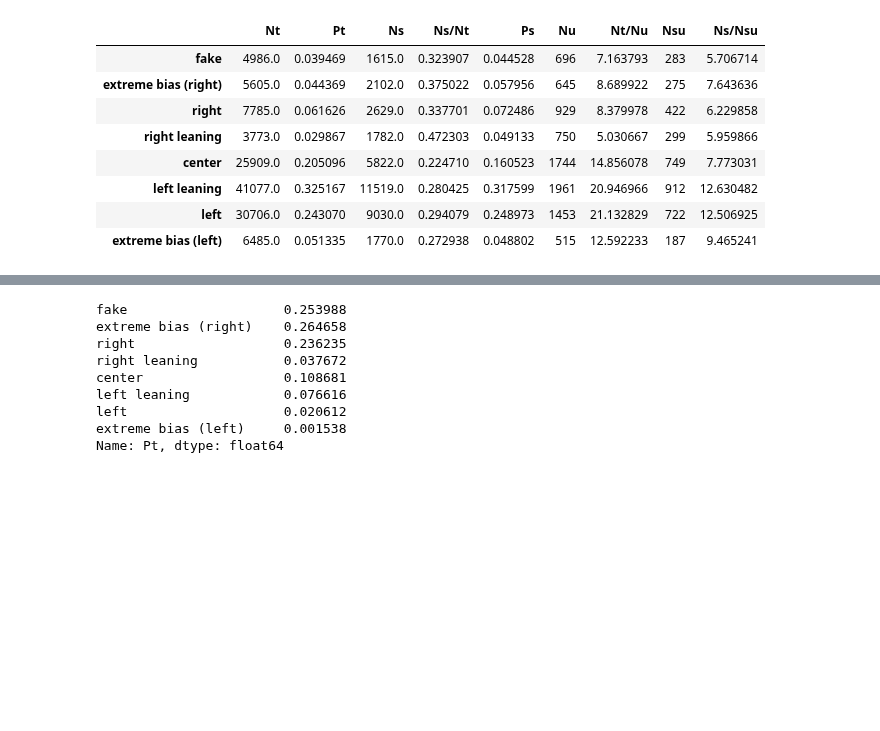
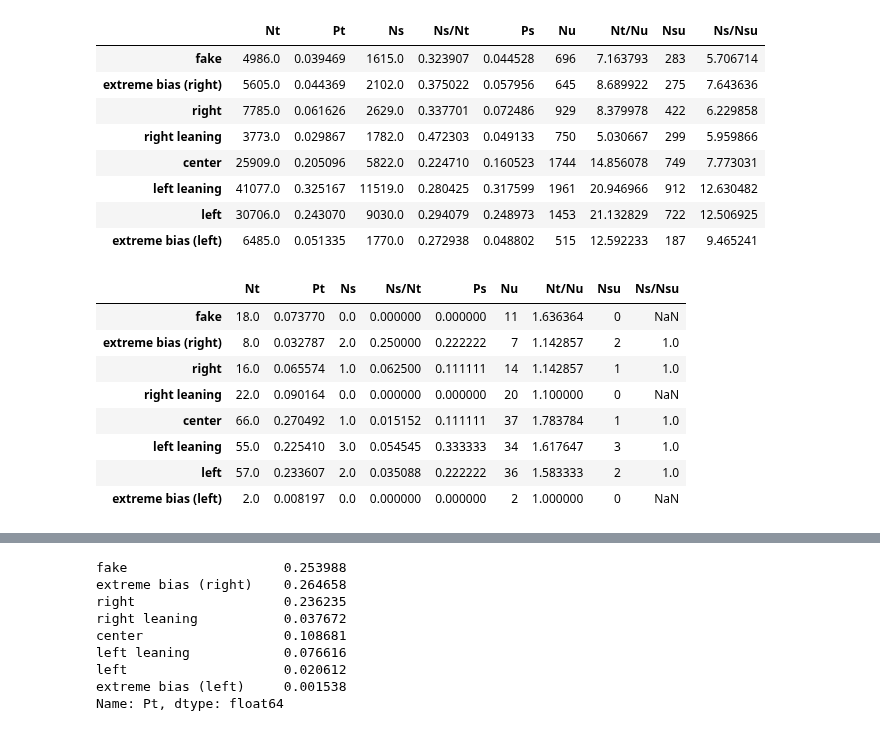
Before and after one commit to kayzhou/fake_news_during_election, a Jupyter notebook: all_tweets.ipynb, the cells around one changed output, grey strips where cells are left out. Drawn from its saved outputs; the diff is of its cells as text; code cells hidden in the pictures; blank space fills up the shorter version.

```diff
--- a/all_tweets.ipynb
+++ b/all_tweets.ipynb
@@ -546,6 +541,21 @@ BT
 | left leaning | 41077.0 | 0.325167 | 11519.0 | 0.280425 | 0.317599 | 1961 | 20.946966 | 912 | 12.630482 |
 | left | 30706.0 | 0.243070 | 9030.0 | 0.294079 | 0.248973 | 1453 | 21.132829 | 722 | 12.506925 |
 | extreme bias (left) | 6485.0 | 0.051335 | 1770.0 | 0.272938 | 0.048802 | 515 | 12.592233 | 187 | 9.465241 |
+# %%
+ira_comm = all_users_comm_3[all_users_comm_3.is_IRA>0]
+iBT = get_big_table(ira_comm)
+# BT.to_csv("data/IRA_BT.csv", float_format="%.2f")
+iBT
+# %% [output]
+|  | Nt | Pt | Ns | Ns/Nt | Ps | Nu | Nt/Nu | Nsu | Ns/Nsu |
+| fake | 18.0 | 0.073770 | 0.0 | 0.000000 | 0.000000 | 11 | 1.636364 | 0 | NaN |
+| extreme bias (right) | 8.0 | 0.032787 | 2.0 | 0.250000 | 0.222222 | 7 | 1.142857 | 2 | 1.0 |
+| right | 16.0 | 0.065574 | 1.0 | 0.062500 | 0.111111 | 14 | 1.142857 | 1 | 1.0 |
+| right leaning | 22.0 | 0.090164 | 0.0 | 0.000000 | 0.000000 | 20 | 1.100000 | 0 | NaN |
+| center | 66.0 | 0.270492 | 1.0 | 0.015152 | 0.111111 | 37 | 1.783784 | 1 | 1.0 |
+| left leaning | 55.0 | 0.225410 | 3.0 | 0.054545 | 0.333333 | 34 | 1.617647 | 3 | 1.0 |
+| left | 57.0 | 0.233607 | 2.0 | 0.035088 | 0.222222 | 36 | 1.583333 | 2 | 1.0 |
+| extreme bias (left) | 2.0 | 0.008197 | 0.0 | 0.000000 | 0.000000 | 2 | 1.000000 | 0 | NaN |
 # %%
 plot_col(BT, "Pt")
 # %% [output]
```
Also changed, not shown: parts of 10 cells of this notebook, 2 other files.
